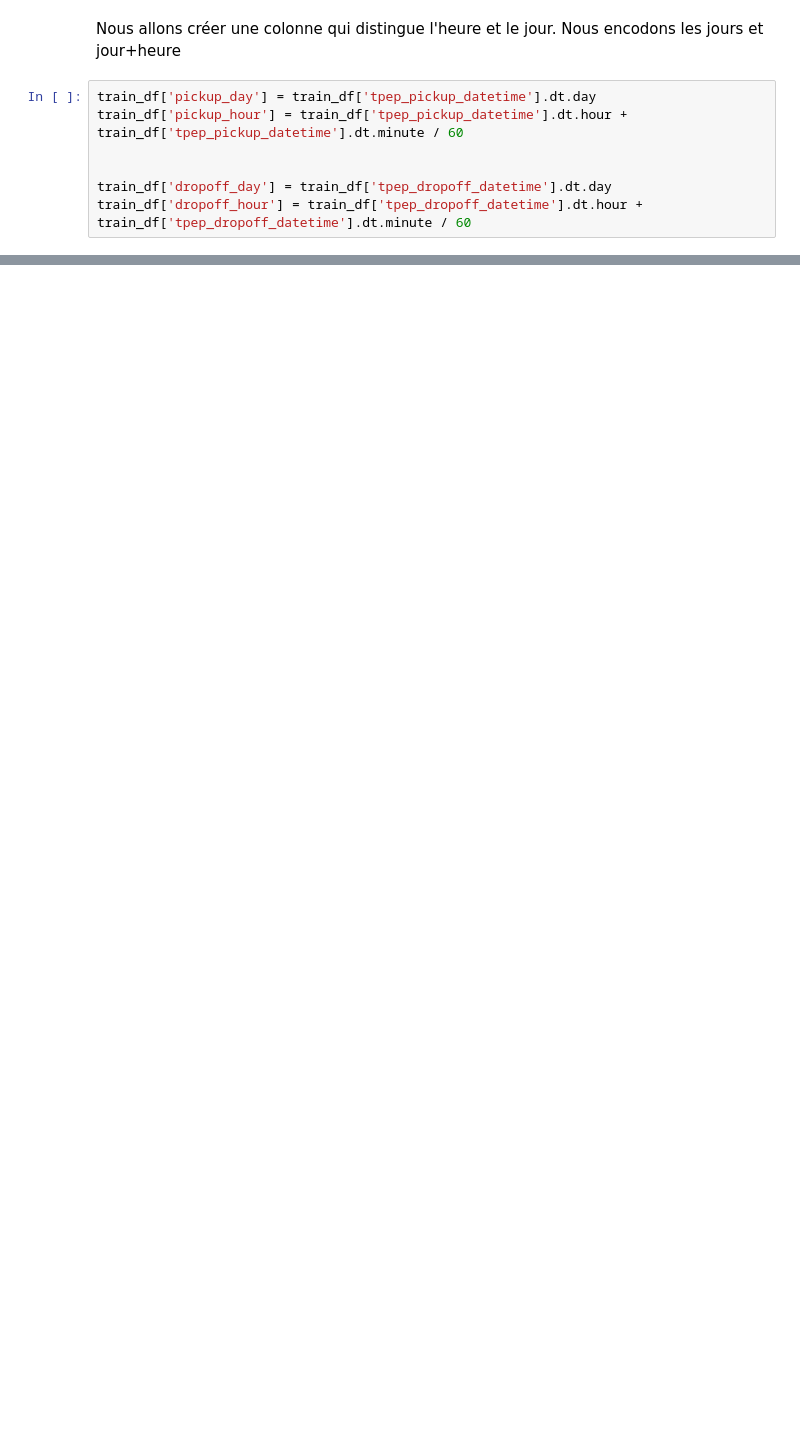
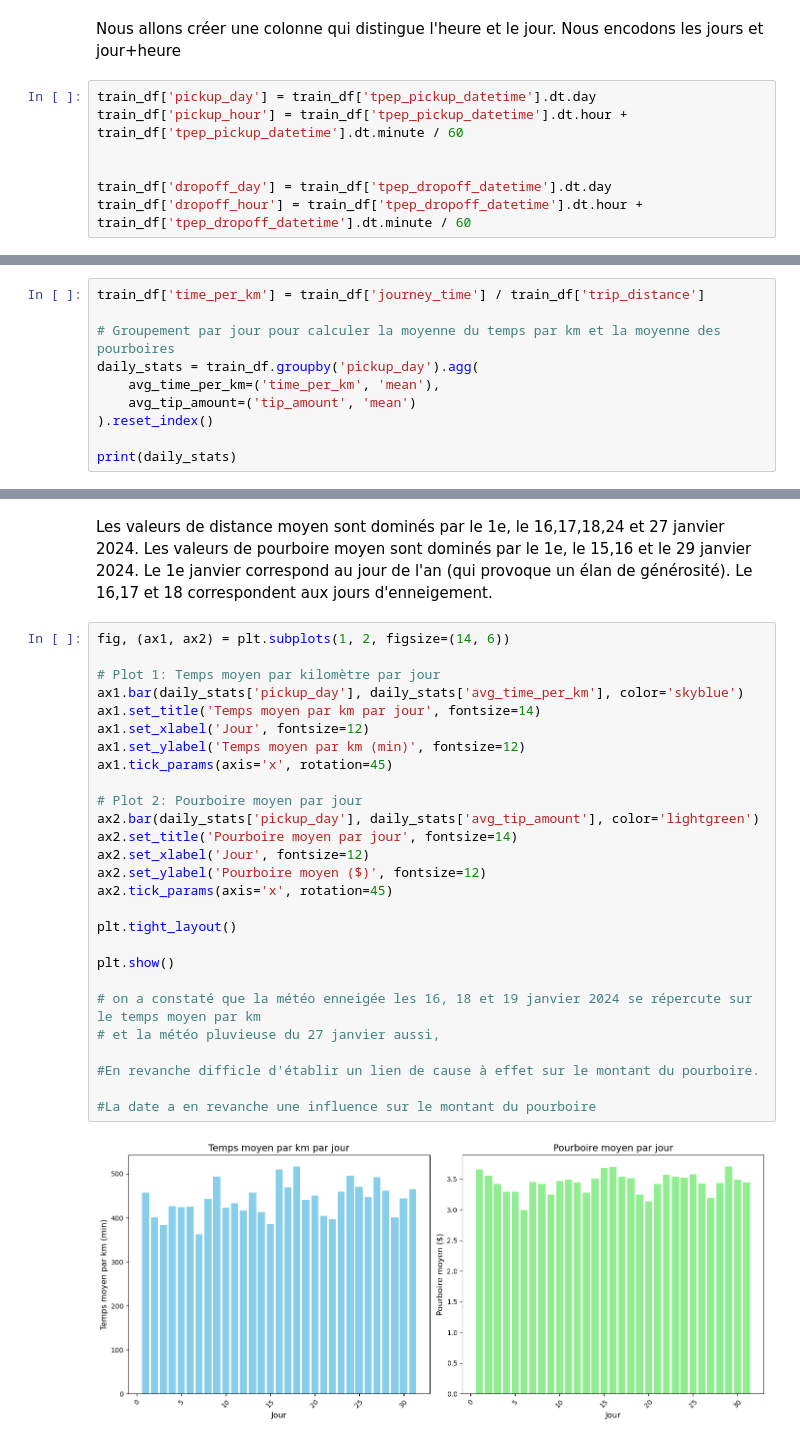
Before and after one commit to enzoben/NYC-taxis-tips, a Jupyter notebook: NYTT_data_analysis.ipynb, the cells around one changed output, grey strips where cells are left out. Cells and saved outputs as stored; diff of their text form; blank space fills up the shorter version.

```diff
--- a/NYTT_data_analysis.ipynb
+++ b/NYTT_data_analysis.ipynb
@@ -237,0 +293,10 @@ train_df['dropoff_hour'] = train_df['tpep_dropoff_datetime'].dt.hour + train_df[
+# %%
+train_df['time_per_km'] = train_df['journey_time'] / train_df['trip_distance']
+
+# Groupement par jour pour calculer la moyenne du temps par km et la moyenne des pourboires
+daily_stats = train_df.groupby('pickup_day').agg(
+    avg_time_per_km=('time_per_km', 'mean'),
+    avg_tip_amount=('tip_amount', 'mean')
+).reset_index()
+
+print(daily_stats)
@@ -237,0 +321,31 @@ train_df['dropoff_hour'] = train_df['tpep_dropoff_datetime'].dt.hour + train_df[
+# %% [markdown]
+Les valeurs de distance moyen sont dominés par le 1e, le 16,17,18,24 et 27 janvier 2024. Les valeurs de pourboire moyen sont dominés par le 1e, le 15,16 et le 29 janvier 2024. Le 1e janvier correspond au jour de l'an (qui provoque un élan de générosité). Le 16,17 et 18 correspondent aux jours d'enneigement.
+# %%
+fig, (ax1, ax2) = plt.subplots(1, 2, figsize=(14, 6))
+
+# Plot 1: Temps moyen par kilomètre par jour
+ax1.bar(daily_stats['pickup_day'], daily_stats['avg_time_per_km'], color='skyblue')
+ax1.set_title('Temps moyen par km par jour', fontsize=14)
+ax1.set_xlabel('Jour', fontsize=12)
+ax1.set_ylabel('Temps moyen par km (min)', fontsize=12)
+ax1.tick_params(axis='x', rotation=45)
+
+# Plot 2: Pourboire moyen par jour
+ax2.bar(daily_stats['pickup_day'], daily_stats['avg_tip_amount'], color='lightgreen')
+ax2.set_title('Pourboire moyen par jour', fontsize=14)
+ax2.set_xlabel('Jour', fontsize=12)
+ax2.set_ylabel('Pourboire moyen ($)', fontsize=12)
+ax2.tick_params(axis='x', rotation=45)
+
+plt.tight_layout()
+
+plt.show()
+
+# on a constaté que la météo enneigée les 16, 18 et 19 janvier 2024 se répercute sur le temps moyen par km
+# et la météo pluvieuse du 27 janvier aussi,
+
+#En revanche difficle d'établir un lien de cause à effet sur le montant du pourboire.
+
+#La date a en revanche une influence sur le montant du pourboire
+# %% [output]
+[figure, added]
```
Also changed, not shown: parts of 25 cells of this notebook.
